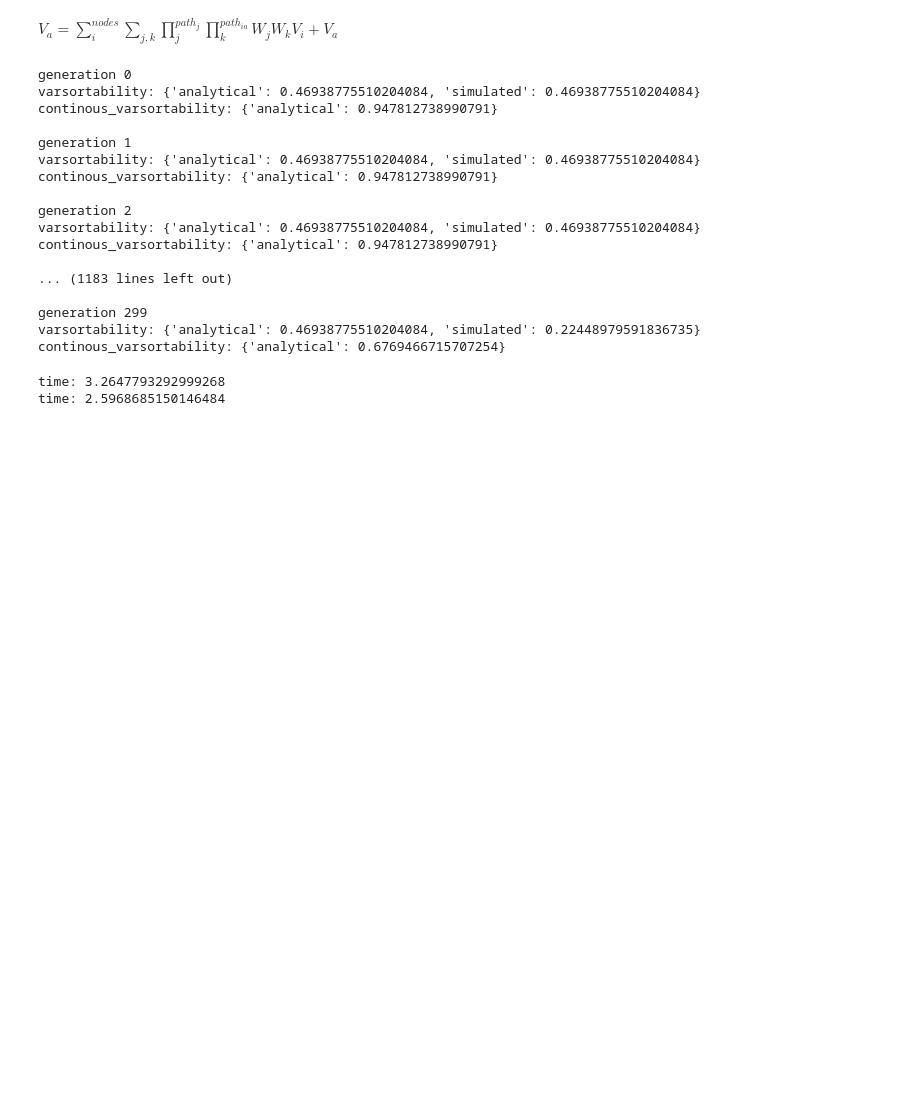
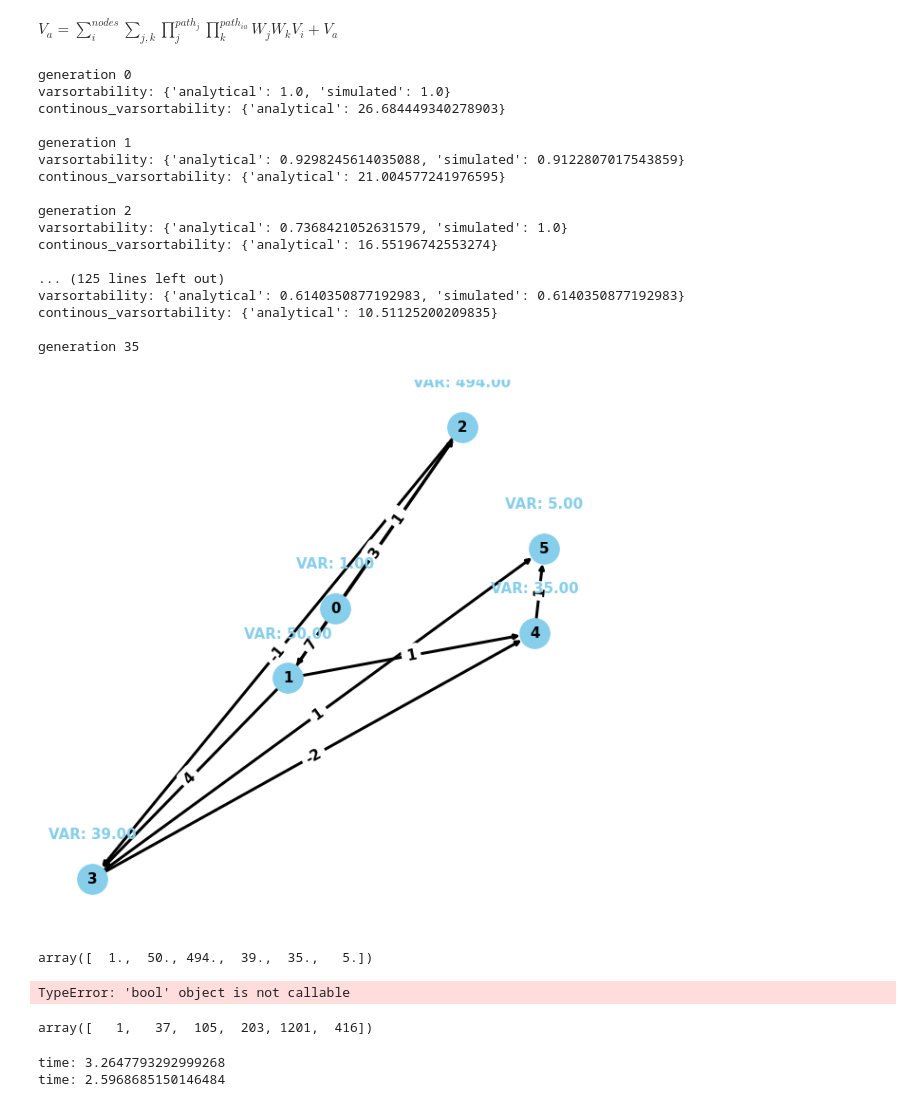
Before and after one commit to JakobSchauser/PUK_softwoods, a Jupyter notebook: Code/dag.ipynb, the cells around one changed output. Saved outputs shown, nothing was run; the diff lists cells and outputs as text; code cells hidden in the pictures; blank space fills up the shorter version.

```diff
--- a/Code/dag.ipynb
+++ b/Code/dag.ipynb
@@ -56,28 +54,31 @@ $V_a = \sum^{nodes}_i\sum_{j,k}\prod^{path_{j}}_j\prod^{path_{ia}}_k W_j W_kV_i
 # %%
 # genetic algorithm
 
-start_adj = np.array([[0,1,0,1,1,1],[0,0,1,1,1,1],[0,0,0,1,1,1],[0,0,0,0,1,1],[0,0,0,0,0,1],[0,0,0,0,0,0]]).astype(float)
+start_adj = np.array([[0,1,1,1,1,1],[0,0,1,1,1,1],[0,0,0,1,1,1],[0,0,0,0,1,1],[0,0,0,0,0,1], [0,0,0,0,0,0]]).astype(float)
 
-population = 100
+population = 50
 
-# start_dags = [DAG(n = 6, roots = 1, strength=2, precalculate_paths = False, adjacency_matrix = start_adj) for _ in range(population)]
+
+mkdag = lambda: DAG(n = start_adj.shape[0], roots = 1, strength = 15, precalculate_paths = False, adjacency_matrix = start_adj, integer = True)
+
+start_dags = [mkdag() for _ in range(population)]
 
 
 # thomas siger lav grupper
 true = True
 
-N = 300
+N = 200
 for i in range(N):
     print("")
     print("generation", i)
-    start_dags = sorted(start_dags, key = lambda x: x.get_continous_varsortability(analytical = True, simulated = False, N = 100000)["analytical"], reverse = False)
+    start_dags = sorted(start_dags, key = lambda x: x.get_varsortability(analytical = True, simulated = False, N = 1000000)["analytical"], reverse = False)
     start_dags = start_dags[:(population // 2)]
 
     for j in range(population // 2):
         start_dags.append(start_dags[j].mutate(1 - i/N))
 
     if i < N//2:
-        new = DAG(n = 6, roots = 1, strength=2, precalculate_paths = False, adjacency_matrix = start_adj)
+        new = mkdag()
         start_dags.append(new.mutate())
 
     for j in range(1):
@@ -85,22 +86,37 @@ for i in range(N):
         print("continous_varsortability:", start_dags[j].get_continous_varsortability(analytical = True, simulated = False, N = 100000))
 # %% [output]
 generation 0
-varsortability: {'analytical': 0.46938775510204084, 'simulated': 0.46938775510204084}
-continous_varsortability: {'analytical': 0.947812738990791}
+varsortability: {'analytical': 1.0, 'simulated': 1.0}
+continous_varsortability: {'analytical': 26.684449340278903}
 
 generation 1
-varsortability: {'analytical': 0.46938775510204084, 'simulated': 0.46938775510204084}
-continous_varsortability: {'analytical': 0.947812738990791}
+varsortability: {'analytical': 0.9298245614035088, 'simulated': 0.9122807017543859}
+continous_varsortability: {'analytical': 21.004577241976595}
 
 generation 2
-varsortability: {'analytical': 0.46938775510204084, 'simulated': 0.46938775510204084}
-continous_varsortability: {'analytical': 0.947812738990791}
+varsortability: {'analytical': 0.7368421052631579, 'simulated': 1.0}
+continous_varsortability: {'analytical': 16.55196742553274}
 
-... (1183 lines left out)
+... (125 lines left out)
+varsortability: {'analytical': 0.6140350877192983, 'simulated': 0.6140350877192983}
+continous_varsortability: {'analytical': 10.51125200209835}
 
-generation 299
-varsortability: {'analytical': 0.46938775510204084, 'simulated': 0.22448979591836735}
-continous_varsortability: {'analytical': 0.6769466715707254}
+generation 35
+# %%
+start_dags[0].plot()
+
+start_dags[0].get_analytical_var()
+# %% [output]
+[figure, added]
+array([  1.,  50., 494.,  39.,  35.,   5.])
+# %%
+start_dags[2].get_analytical_var()
+# %% [output]
+TypeError: 'bool' object is not callable
+# %%
+start_dags[2].get_simulated_var(10000).astype(int)
+# %% [output]
+array([   1,   37,  105,  203, 1201,  416])
 # %%
 from time import time
 t = time()
```
Also changed, not shown: parts of 2 cells of this notebook, 2 other files.
